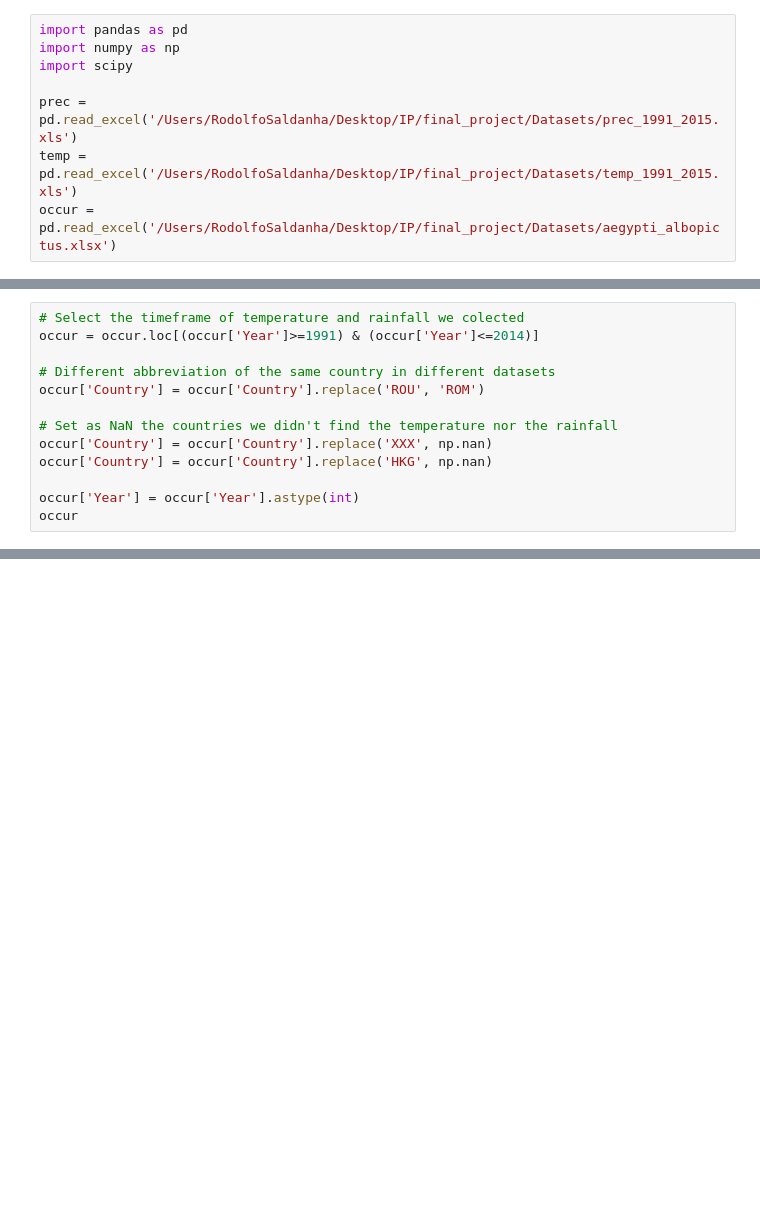
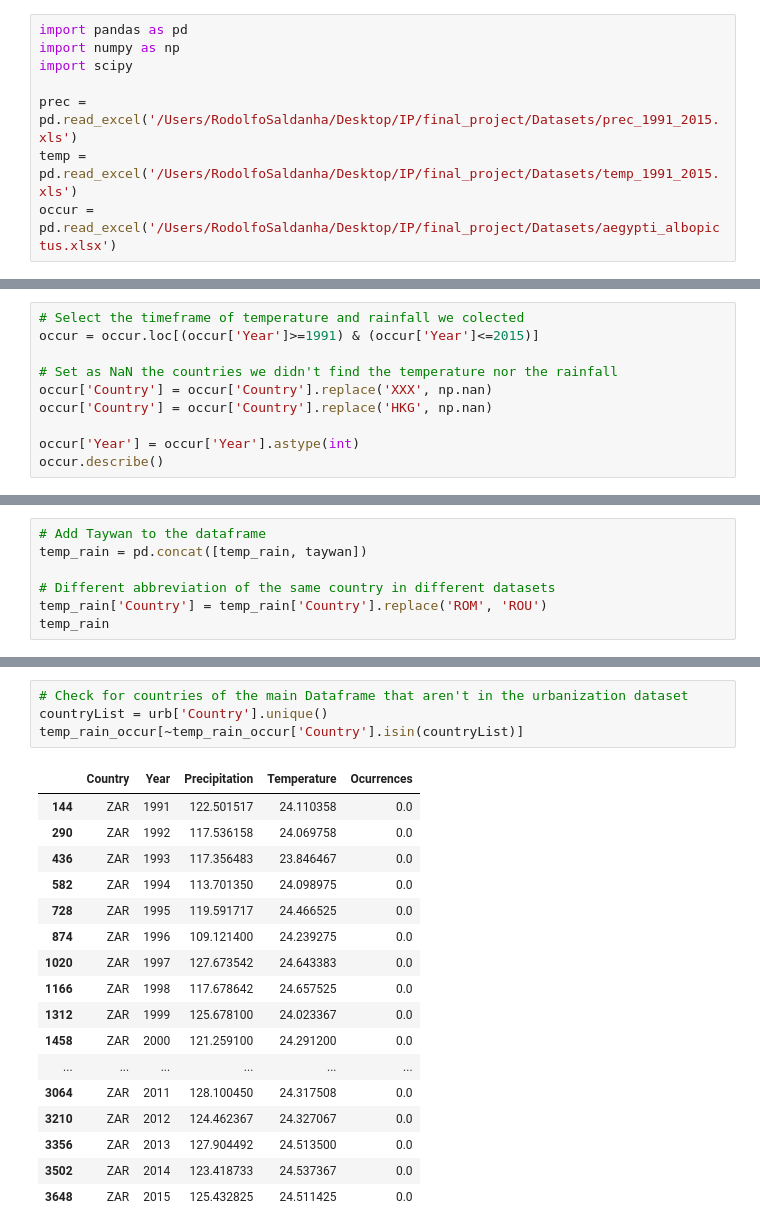
Before and after one commit to QuirkyDataScientist1978/project_dengue_fever, a Jupyter notebook: Final_Project_IP.ipynb, the cells around one changed output, grey strips where cells are left out. Saved outputs shown, nothing was run; the diff lists cells and outputs as text; blank space fills up the shorter version.

Commit message:
Redundant datasets deleted, HDI cleaned and added to the main table

```diff
--- a/Final_Project_IP.ipynb
+++ b/Final_Project_IP.ipynb
@@ -69,13 +8,0 @@ occur.describe()
-# %%
-# Select the timeframe of temperature and rainfall we colected
-occur = occur.loc[(occur['Year']>=1991) & (occur['Year']<=2014)]
-
-# Different abbreviation of the same country in different datasets
-occur['Country'] = occur['Country'].replace('ROU', 'ROM')
-
-# Set as NaN the countries we didn't find the temperature nor the rainfall
-occur['Country'] = occur['Country'].replace('XXX', np.nan)
-occur['Country'] = occur['Country'].replace('HKG', np.nan)
-
-occur['Year'] = occur['Year'].astype(int)
-occur
@@ -380,0 +109,10 @@ hdi_complete.to_csv('hdi.csv')
+# %%
+# Select the timeframe of temperature and rainfall we colected
+occur = occur.loc[(occur['Year']>=1991) & (occur['Year']<=2015)]
+
+# Set as NaN the countries we didn't find the temperature nor the rainfall
+occur['Country'] = occur['Country'].replace('XXX', np.nan)
+occur['Country'] = occur['Country'].replace('HKG', np.nan)
+
+occur['Year'] = occur['Year'].astype(int)
+occur.describe()
@@ -380,0 +158,7 @@ hdi_complete.to_csv('hdi.csv')
+# %%
+# Add Taywan to the dataframe
+temp_rain = pd.concat([temp_rain, taywan])
+
+# Different abbreviation of the same country in different datasets
+temp_rain['Country'] = temp_rain['Country'].replace('ROM', 'ROU')
+temp_rain
@@ -380,0 +243,22 @@ hdi_complete.to_csv('hdi.csv')
+# %%
+# Check for countries of the main Dataframe that aren't in the urbanization dataset
+countryList = urb['Country'].unique()
+temp_rain_occur[~temp_rain_occur['Country'].isin(countryList)]
+# %% [output]
+|  | Country | Year | Precipitation | Temperature | Ocurrences |
+| 144 | ZAR | 1991 | 122.501517 | 24.110358 | 0.0 |
+| 290 | ZAR | 1992 | 117.536158 | 24.069758 | 0.0 |
+| 436 | ZAR | 1993 | 117.356483 | 23.846467 | 0.0 |
+| 582 | ZAR | 1994 | 113.701350 | 24.098975 | 0.0 |
+| 728 | ZAR | 1995 | 119.591717 | 24.466525 | 0.0 |
+| 874 | ZAR | 1996 | 109.121400 | 24.239275 | 0.0 |
+| 1020 | ZAR | 1997 | 127.673542 | 24.643383 | 0.0 |
+| 1166 | ZAR | 1998 | 117.678642 | 24.657525 | 0.0 |
+| 1312 | ZAR | 1999 | 125.678100 | 24.023367 | 0.0 |
+| 1458 | ZAR | 2000 | 121.259100 | 24.291200 | 0.0 |
+| ... | ... | ... | ... | ... | ... |
+| 3064 | ZAR | 2011 | 128.100450 | 24.317508 | 0.0 |
+| 3210 | ZAR | 2012 | 124.462367 | 24.327067 | 0.0 |
+| 3356 | ZAR | 2013 | 127.904492 | 24.513500 | 0.0 |
+| 3502 | ZAR | 2014 | 123.418733 | 24.537367 | 0.0 |
+| 3648 | ZAR | 2015 | 125.432825 | 24.511425 | 0.0 |
```
Also changed, not shown: parts of 79 cells of this notebook, 13 other files.
